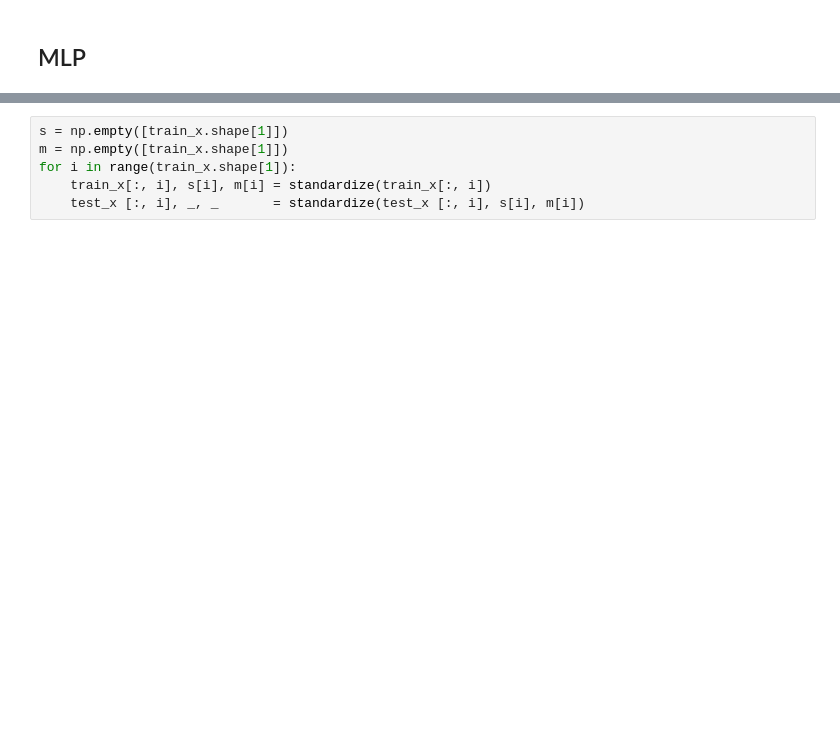
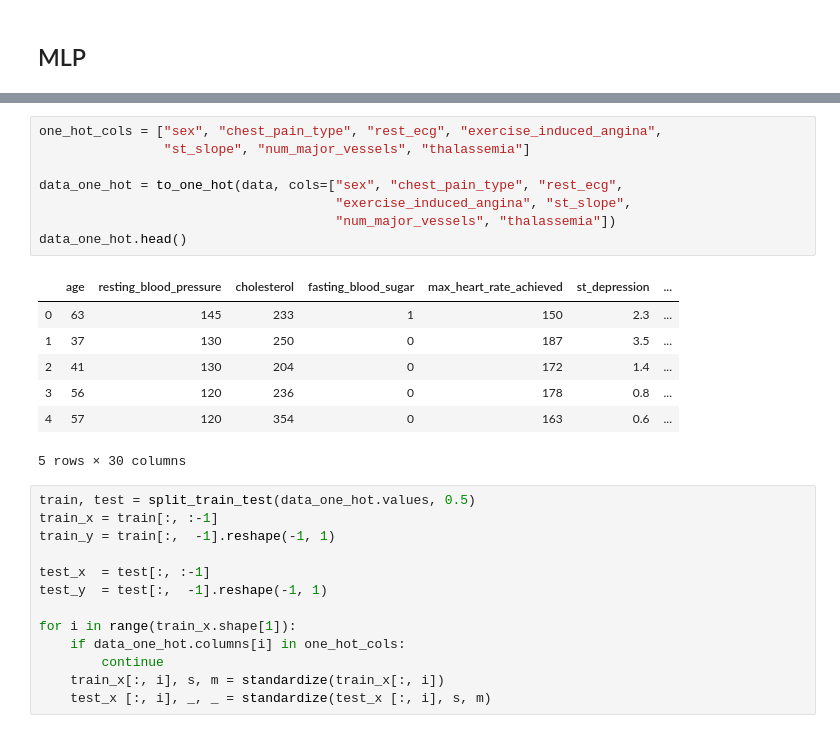
Before and after one commit to JamilaSeyidova/heart_disease, a Jupyter notebook: Notebook.ipynb, the cells around one changed output, grey strips where cells are left out. Drawn from its saved outputs; the diff is of its cells as text; blank space fills up the shorter version.

```diff
--- a/Notebook.ipynb
+++ b/Notebook.ipynb
@@ -743,9 +768,32 @@ F1 score   : 0.7878787878787878
+# %%
+one_hot_cols = ["sex", "chest_pain_type", "rest_ecg", "exercise_induced_angina",
+                "st_slope", "num_major_vessels", "thalassemia"]
+
+data_one_hot = to_one_hot(data, cols=["sex", "chest_pain_type", "rest_ecg",
+                                      "exercise_induced_angina", "st_slope",
+                                      "num_major_vessels", "thalassemia"])
+data_one_hot.head()
+# %% [output]
+|  | age | resting_blood_pressure | cholesterol | fasting_blood_sugar | max_heart_rate_achieved | st_depression | ... |
+| 0 | 63 | 145 | 233 | 1 | 150 | 2.3 | ... |
+| 1 | 37 | 130 | 250 | 0 | 187 | 3.5 | ... |
+| 2 | 41 | 130 | 204 | 0 | 172 | 1.4 | ... |
+| 3 | 56 | 120 | 236 | 0 | 178 | 0.8 | ... |
+| 4 | 57 | 120 | 354 | 0 | 163 | 0.6 | ... |
+5 rows × 30 columns
 # %%
-s = np.empty([train_x.shape[1]])
-m = np.empty([train_x.shape[1]])
+train, test = split_train_test(data_one_hot.values, 0.5)
+train_x = train[:, :-1]
+train_y = train[:,  -1].reshape(-1, 1)
+
+test_x  = test[:, :-1]
+test_y  = test[:,  -1].reshape(-1, 1)
+
 for i in range(train_x.shape[1]):
-    train_x[:, i], s[i], m[i] = standardize(train_x[:, i])
-    test_x [:, i], _, _       = standardize(test_x [:, i], s[i], m[i])
+    if data_one_hot.columns[i] in one_hot_cols:
+        continue
+    train_x[:, i], s, m = standardize(train_x[:, i])
+    test_x [:, i], _, _ = standardize(test_x [:, i], s, m)
 # %%
 %%time
 
```
Also changed, not shown: parts of 7 cells of this notebook.
